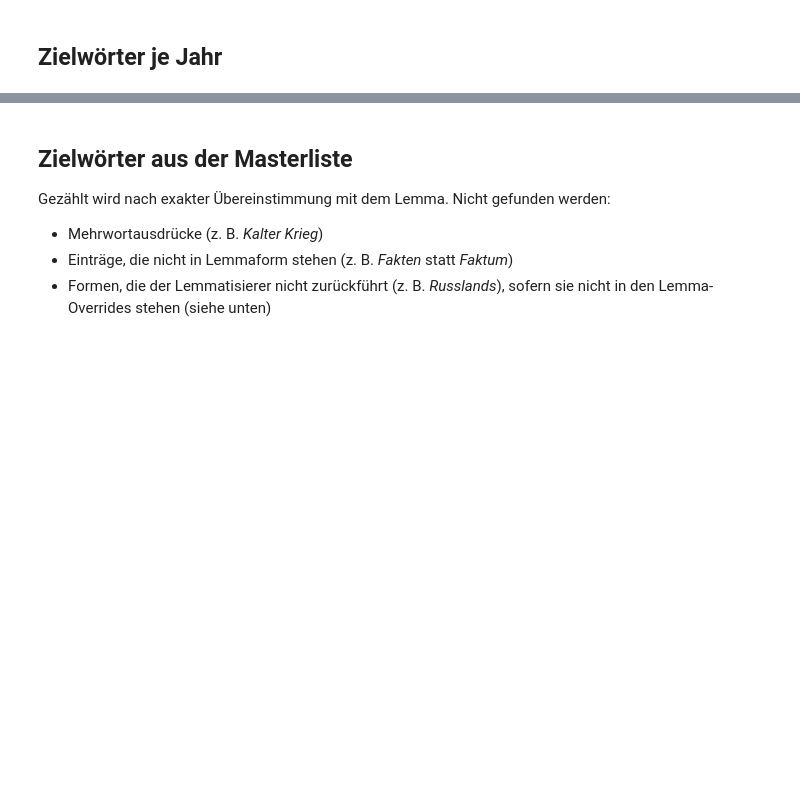
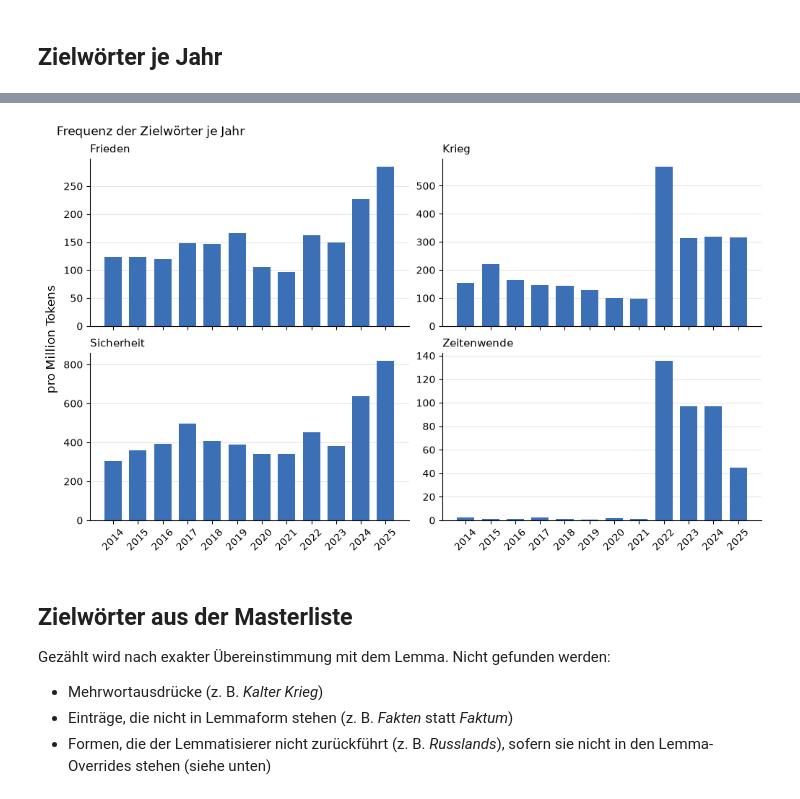
Before and after one commit to pdl-lex/zeitenwende-sgns, a Jupyter notebook: notebooks/analyze_preprocessed.ipynb, the cells around one changed output, grey strips where cells are left out. Drawn from its saved outputs; the diff is of its cells as text; code cells hidden in the pictures; blank space fills up the shorter version.

```diff
--- a/notebooks/analyze_preprocessed.ipynb
+++ b/notebooks/analyze_preprocessed.ipynb
@@ -132,3 +266,22 @@ target_freqs.pivot("lemma", index="year", values="per_million", sort_columns=Tru
+# %%
+import matplotlib.pyplot as plt
+
+fig, axes = plt.subplots(2, 2, figsize=(10, 6), sharex=True, layout="constrained")
+
+for ax, target in zip(axes.flat, sorted(TARGETS)):
+    data = target_freqs.filter(pl.col("lemma") == target).sort("year")
+    ax.bar(data["year"], data["per_million"], width=0.7, color="#3b6fb6")
+    ax.set_title(target, loc="left", fontsize=11)
+    ax.spines[["top", "right"]].set_visible(False)
+    ax.grid(axis="y", color="0.9")
+    ax.set_axisbelow(True)
+    ax.set_xticks(data["year"], data["year"], rotation=45)
+
+fig.supylabel("pro Million Tokens")
+fig.suptitle("Frequenz der Zielwörter je Jahr", x=0.02, ha="left")
+plt.show()
+# %% [output]
+[figure, added]
 # %% [markdown]
 ## Zielwörter aus der Masterliste
 
```
Also changed, not shown: parts of 15 cells of this notebook, 2 other files.
